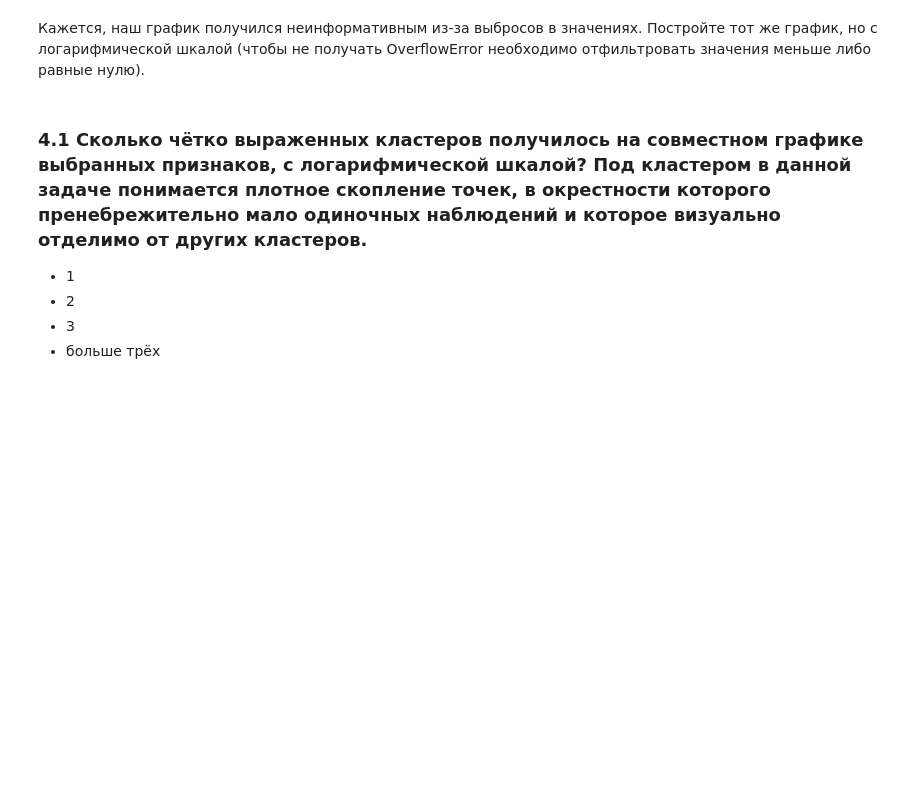
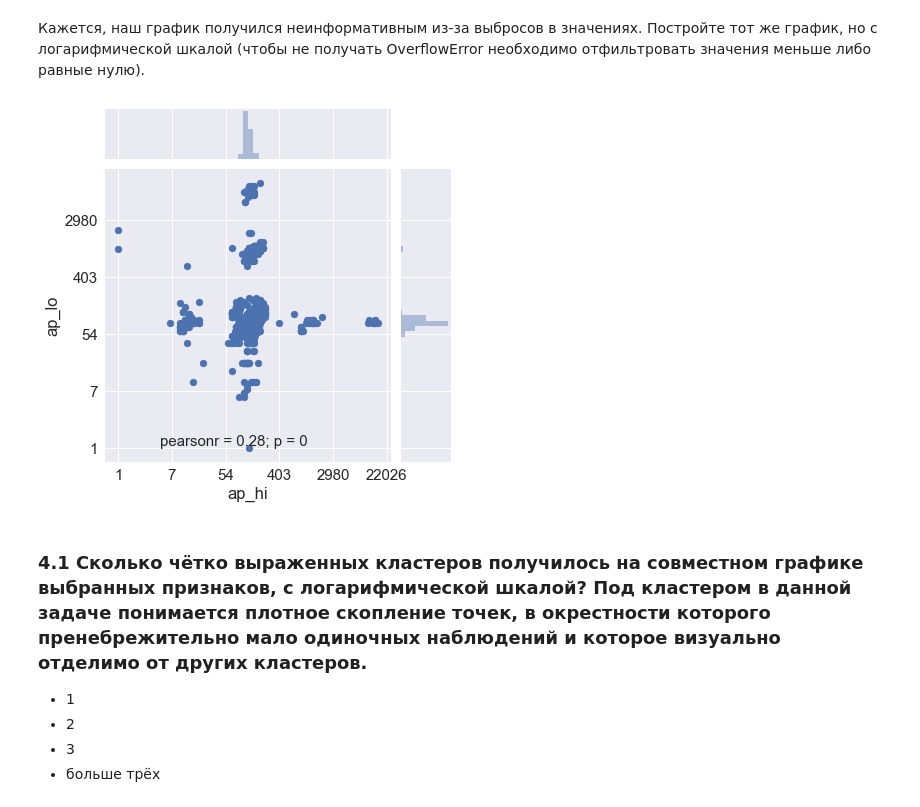
Before and after one commit to frolovconst/mlcourse_open, a Jupyter notebook: jupyter_russian/homeworks/hw2_session3_visual_data_analysis-Copy1.ipynb, the cells around one changed output. Cells and saved outputs as stored; diff of their text form; code cells hidden in the pictures; blank space fills up the shorter version.

```diff
--- a/jupyter_russian/homeworks/hw2_session3_visual_data_analysis-Copy1.ipynb
+++ b/jupyter_russian/homeworks/hw2_session3_visual_data_analysis-Copy1.ipynb
@@ -286,6 +286,13 @@ sns.jointplot(data=train, x='ap_hi', y='ap_lo')
 [figure]
 # %% [markdown]
 Кажется, наш график получился неинформативным из-за выбросов в значениях. Постройте тот же график, но с логарифмической шкалой (чтобы не получать OverflowError необходимо отфильтровать значения меньше либо равные нулю).
+# %%
+filtered = train[(train['ap_hi']>0)&(train['ap_lo']>0)]
+g=sns.jointplot(x=np.log(filtered['ap_hi']), y=np.log(filtered['ap_lo']))
+g.ax_joint.yaxis.set_major_formatter(matplotlib.ticker.FuncFormatter(lambda x, pos: str(round(int(np.exp(x))))))
+g.ax_joint.xaxis.set_major_formatter(matplotlib.ticker.FuncFormatter(lambda x, pos: str(round(int(np.exp(x))))))
+# %% [output]
+[figure, added]
 # %% [markdown]
 ### 4.1 Сколько чётко выраженных кластеров получилось на  совместном графике выбранных признаков, с логарифмической шкалой? Под кластером в данной задаче понимается плотное скопление точек, в окрестности которого пренебрежительно мало одиночных наблюдений и которое визуально отделимо от других кластеров.
 
```
Also changed, not shown: parts of 3 cells of this notebook.
